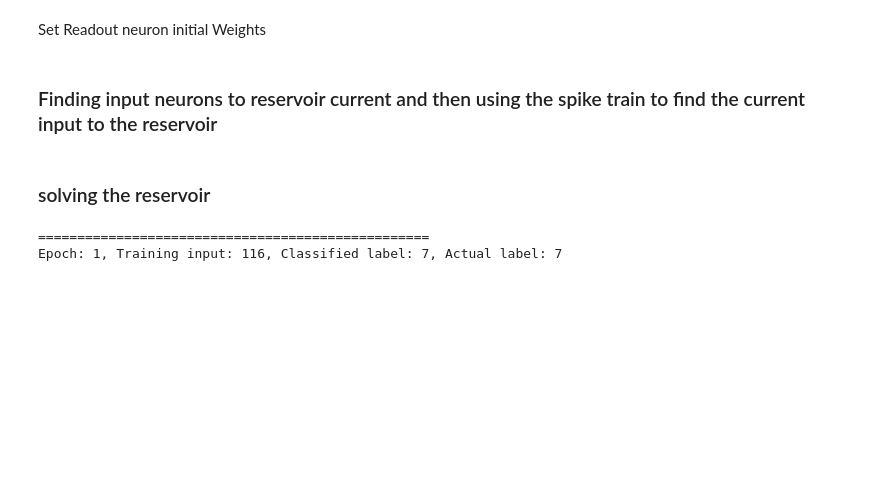
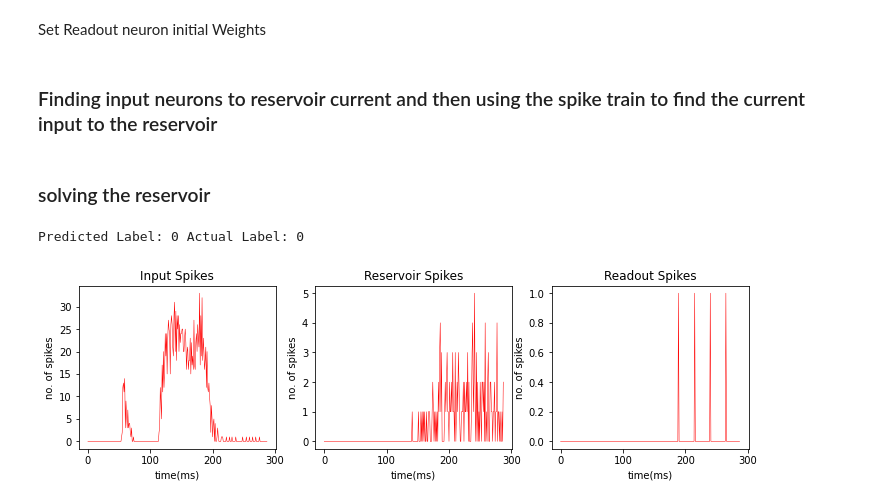
Before and after one commit to AnDa-creator/EE746-NeuromorphicEngineering, a Jupyter notebook: LSM_complete.ipynb, the cells around one changed output. Drawn from its saved outputs; the diff is of its cells as text; code cells hidden in the pictures; blank space fills up the shorter version.

```diff
--- a/LSM_complete.ipynb
+++ b/LSM_complete.ipynb
@@ -37,7 +38,7 @@ Delay = 1 #constant delay for all synapses in ms
 tau_c = 64
 C_theta = 10
 del_C = 2
-n_bits = 8
+n_bits = 4
 delta_c = 1
 params_conc = {'C_theta':C_theta, 'del_C':del_C, 'tau_c':64, 'nbits':n_bits, 'delta_c':delta_c}
 
@@ -174,12 +173,12 @@ train_file_list = file_name_List[0:train_size]
 ### solving the reservoir
 # %%
 # Training
-EPOCHS = 200 # From paper
+EPOCHS = 5 # From paper
 
 Weights_epoch_save = []
 prediction_rate = np.zeros((EPOCHS,))
 Validation_rate = np.zeros((EPOCHS,))
-for epoch in range(500):
+for epoch in range(EPOCHS):
     print("="*50)
     correct_predictions = 0
 
@@ -249,6 +248,65 @@ for epoch in range(500):
     Validation_rate[epoch] = correct_predictions/NUM_INPUTS
     display_string = "Last Epoch validation rate:{}".format(Validation_rate[epoch]*100)
     print("\n" + display_string)
-# %% [output]
-==================================================
-Epoch: 1, Training input: 116, Classified label: 7, Actual label: 7
+# %%
+# if need to exit training load last trained weights
+load_idx = 34
+Weights_readOut_fromCsv = pd.read_csv("Weights/weights_epoch{}.csv".format(load_idx), sep=",", header=None)
+Weights_readOut = Weights_readOut_fromCsv.to_numpy()
+# %%
+### A single run
+syn_string = "second-order"
+Input_gen_func = CompactLSM.Input_current_gen(validate_file_list, syn_string, N, time_params, training=True, train_Labels=validate_Labels)
+i=-1
+# %%
+In_app, L, M, validate_Label,input_num = next(Input_gen_func)      # Generates next input
+[Reservoir_potential, Reservoir_Spikes] = CompactLSM.reservoir_solver(N, Delay, synapes, M, h, In_app,
+                                                                            params_potential, Weights, syn_string)
+
+Readout_potential, Readout_Spikes, trained_weights = CompactLSM.readOut_response(N_read,N, Delay, synapes, M,
+                                                                                            h, Reservoir_Spikes,
+                                                                                            params_potential,params_conc,
+                                                                                            Weights_readOut,syn_string,
+                                                                                            training=False,train_ids=[validate_Label])
+
+Weights_readOut = trained_weights
+
+class_out_label, class_out_idx= CompactLSM.classifier(Readout_Spikes,synapes_read)
+i = i+1
+
+print('Predicted Label:',class_out_label,'Actual Label:',validate_Label)
+
+data = pd.read_csv(validate_file_list[i], sep=",", header=None)
+data_as_numpy = data.to_numpy()
+Input_Spikes = data_as_numpy.transpose()   # Single Sample input
+# (L,M) = Input_Spikes.shape
+# %% [output]
+Predicted Label: 0 Actual Label: 0
+# %%
+plt.figure(1,figsize=(12,3))
+
+plt.title('Spikes v/s Time')
+plt.subplot(1,3,1)
+x = np.sum(Input_Spikes,0)
+plt.plot(x,'r',linewidth = 0.5)
+plt.ylabel('no. of spikes')
+plt.xlabel('time(ms)')
+plt.title('Input Spikes')
+
+plt.subplot(1,3,2)
+x = np.sum(Reservoir_Spikes,0)
+plt.plot(x,'r',linewidth = 0.5)
+plt.ylabel('no. of spikes')
+plt.xlabel('time(ms)')
+plt.title('Reservoir Spikes')
+
+plt.subplot(1,3,3)
+x = np.sum(Readout_Spikes,0)
+plt.plot(x,'r',linewidth = 0.5)
+plt.ylabel('no. of spikes')
+plt.xlabel('time(ms)')
+plt.title('Readout Spikes')
+
+plt.show()
+# %% [output]
+[figure, added]
```
Also changed, not shown: parts of 4 cells of this notebook.
